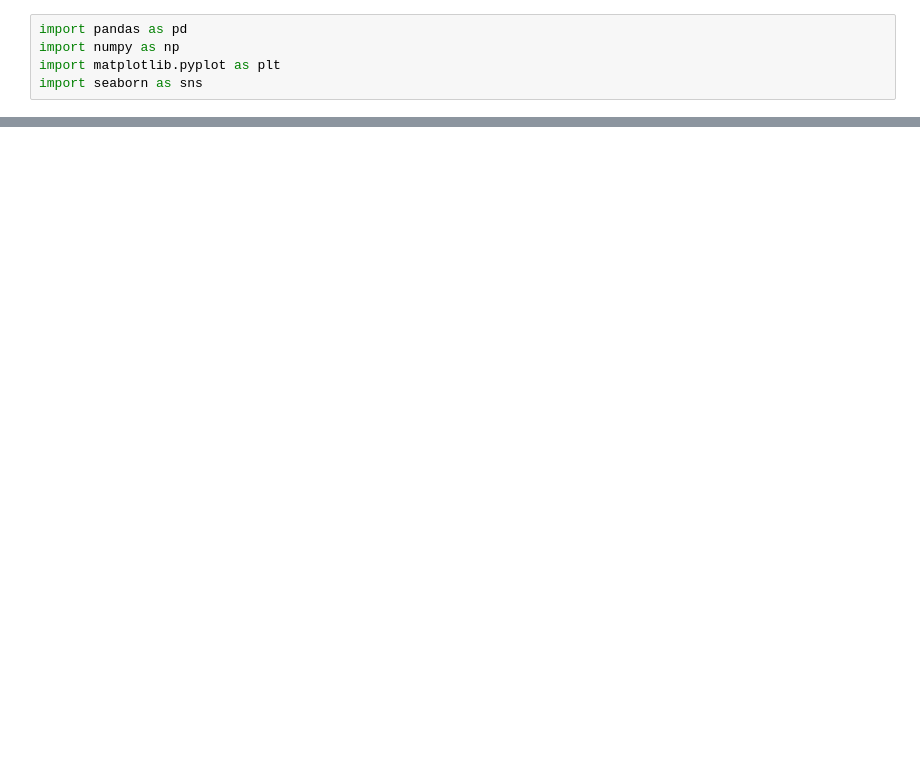
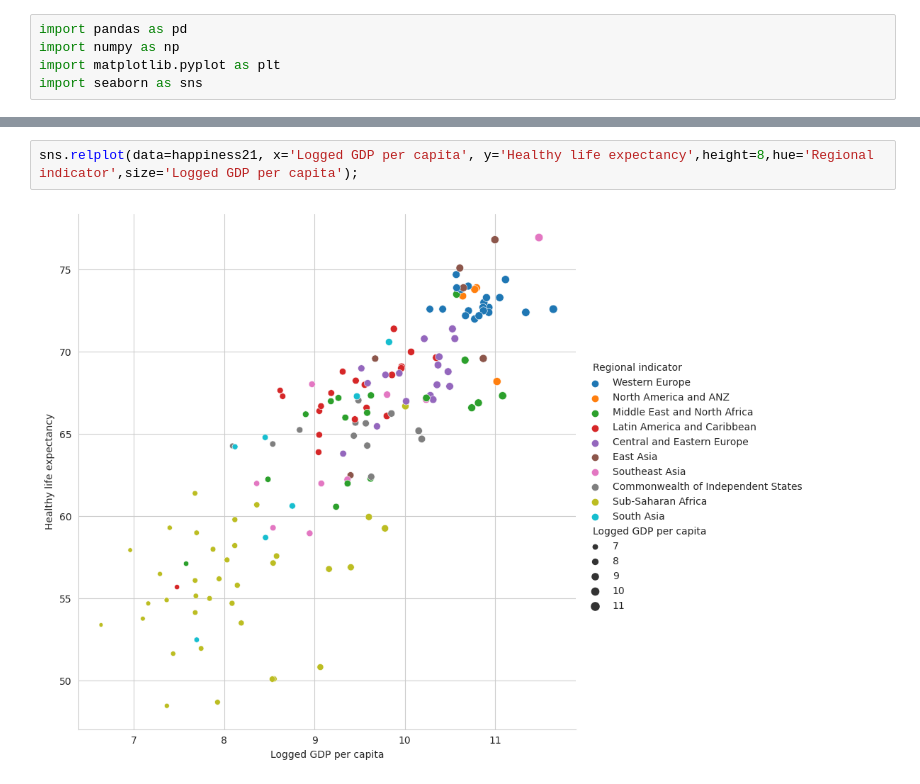
Before and after one commit to AstinSeverino/happinessByCountry, a Jupyter notebook: happiness.ipynb, the cells around one changed output, grey strips where cells are left out. Cells and saved outputs as stored; diff of their text form; blank space fills up the shorter version.

```diff
--- a/happiness.ipynb
+++ b/happiness.ipynb
@@ -102,0 +81,4 @@ sns.catplot(data=happiness22[:20],x='Happiness score',y='Explained by: Freedom t
+# %%
+sns.relplot(data=happiness21, x='Logged GDP per capita', y='Healthy life expectancy',height=8,hue='Regional indicator',size='Logged GDP per capita');
+# %% [output]
+[figure, added]
```
Also changed, not shown: parts of 42 cells of this notebook.
